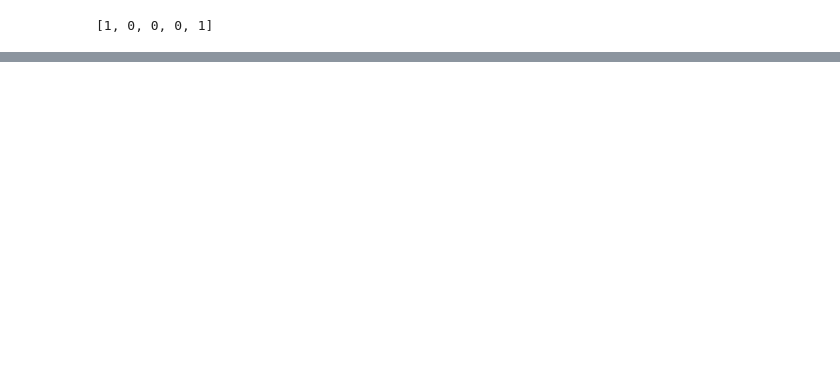
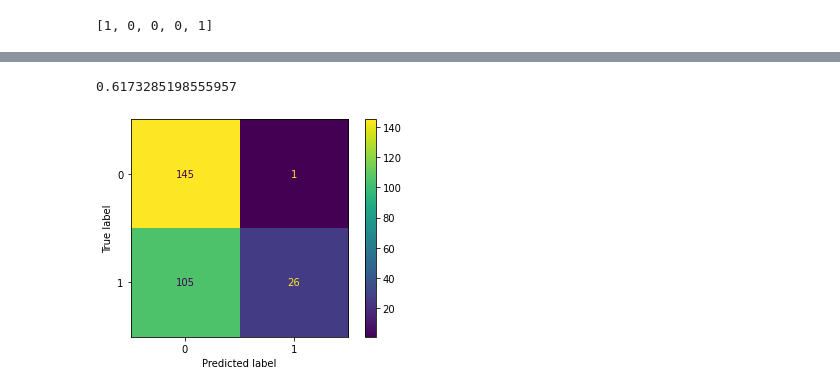
Before and after one commit to SherinBojappa/prompting, a Jupyter notebook: GPT_3_prompting.ipynb, the cells around one changed output, grey strips where cells are left out. Cells and saved outputs as stored; diff of their text form; code cells hidden in the pictures; blank space fills up the shorter version.

```diff
--- a/GPT_3_prompting.ipynb
+++ b/GPT_3_prompting.ipynb
@@ -221,0 +96,5 @@ print(true_label)
+# %%
+def create_prompt(premise, hypothesis, template):
+  template = template.replace('{premise}', premise)
+  template = template.replace('{hypothesis}', hypothesis)
+  return template
@@ -221,0 +132,5 @@ print(true_label)
+# %%
+template_name = 'MNLI_YN'
+tgt_cat = target_categories['yes_no']
+prompt_df_yes_no_instructive = create_prompt_df(data_df, templates_df, template_name, tgt_cat)
+df = prompt_df_yes_no_instructive
@@ -221,0 +333,4 @@ print(true_label)
+# %%
+print(accuracy)
+# %% [output]
+0.6173285198555957
@@ -221,0 +339,16 @@ print(true_label)
+# %%
+
+
+from sklearn.metrics import confusion_matrix
+
+cm = confusion_matrix(prompt_df_yes_no_instructive.true_label, prompt_df_yes_no_instructive.pred_label, labels=[0, 1])
+# %%
+from sklearn.metrics import confusion_matrix, ConfusionMatrixDisplay
+# 0 entailment, 1 not entailment
+disp = ConfusionMatrixDisplay(confusion_matrix=cm)
+# %%
+import matplotlib.pyplot as plt
+disp.plot()
+plt.show()
+# %% [output]
+[figure, added]
```
Also changed, not shown: parts of 64 cells of this notebook.
